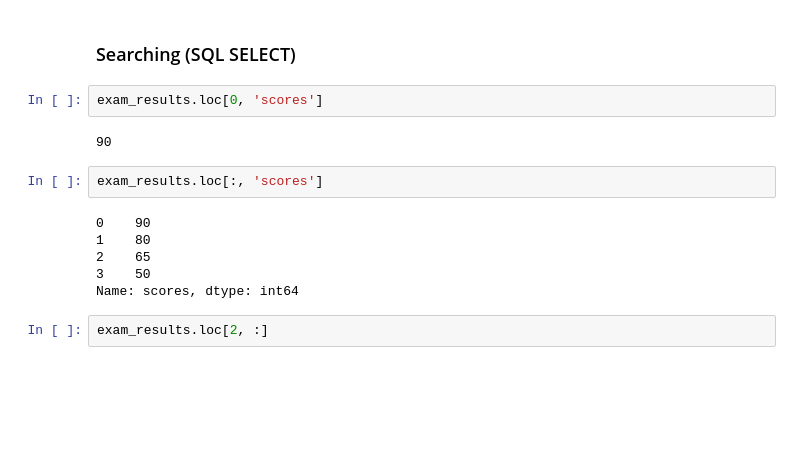
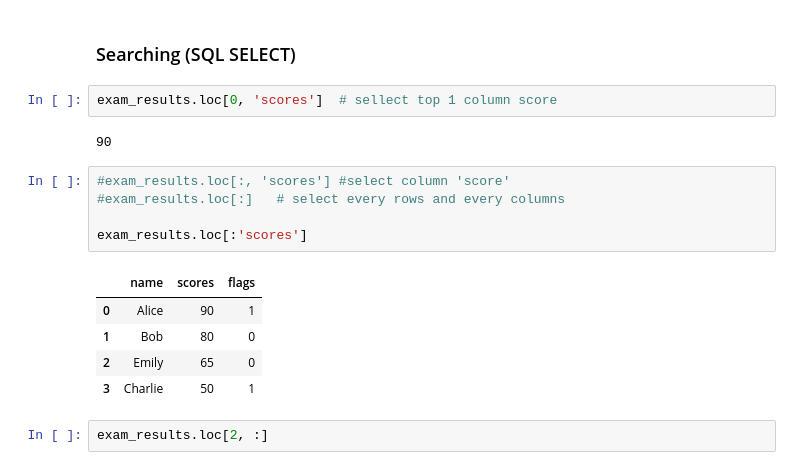
Before and after one commit to nittayac/DFEDATA6-EX1, a Jupyter notebook: 08_Python_Pandas_DataFrames.ipynb, the cells around one changed output. Saved outputs shown, nothing was run; the diff lists cells and outputs as text; blank space fills up the shorter version.

```diff
--- a/08_Python_Pandas_DataFrames.ipynb
+++ b/08_Python_Pandas_DataFrames.ipynb
@@ -32,17 +35,20 @@ RangeIndex(start=0, stop=4, step=1)
 # %% [markdown]
 ### Searching (SQL SELECT)
 # %%
-exam_results.loc[0, 'scores']
+exam_results.loc[0, 'scores']  # sellect top 1 column score
 # %% [output]
 90
-# %%
-exam_results.loc[:, 'scores']
-# %% [output]
-0    90
-1    80
-2    65
-3    50
-Name: scores, dtype: int64
+# %%
+#exam_results.loc[:, 'scores'] #select column 'score'
+#exam_results.loc[:]   # select every rows and every columns
+
+exam_results.loc[:'scores']
+# %% [output]
+|  | name | scores | flags |
+| 0 | Alice | 90 | 1 |
+| 1 | Bob | 80 | 0 |
+| 2 | Emily | 65 | 0 |
+| 3 | Charlie | 50 | 1 |
 # %%
 exam_results.loc[2, :]
 # %% [output]
```
Also changed, not shown: parts of 3 cells of this notebook.
